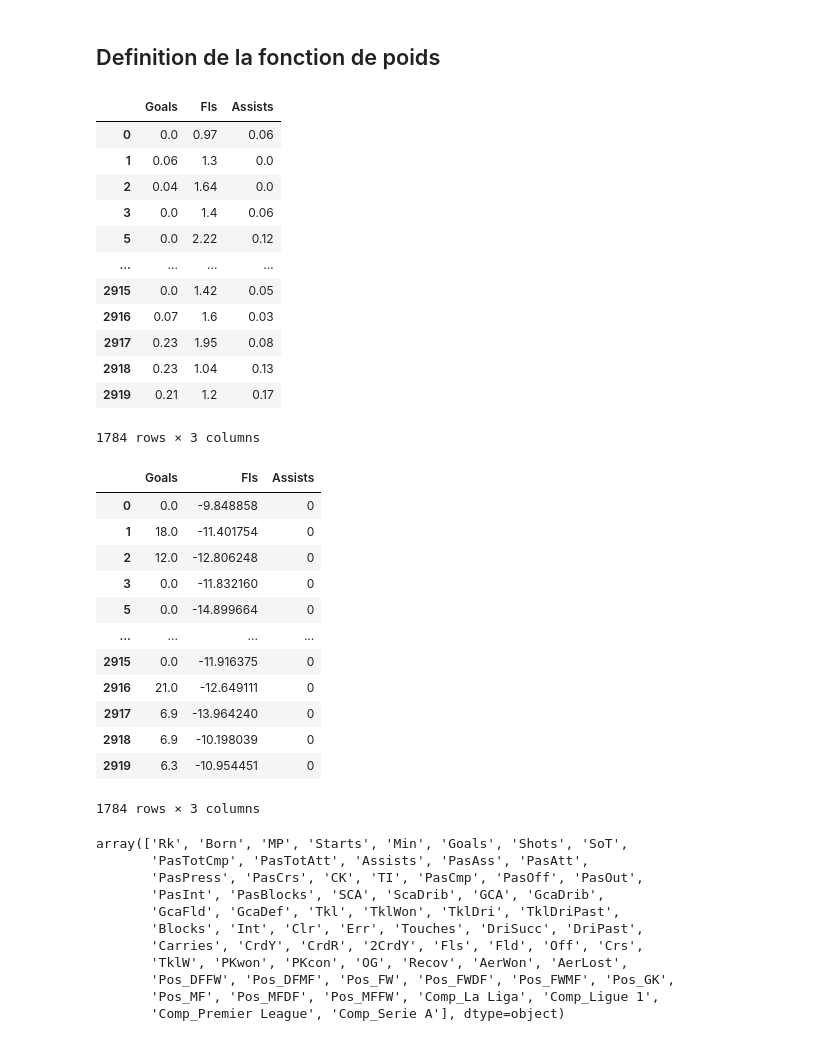
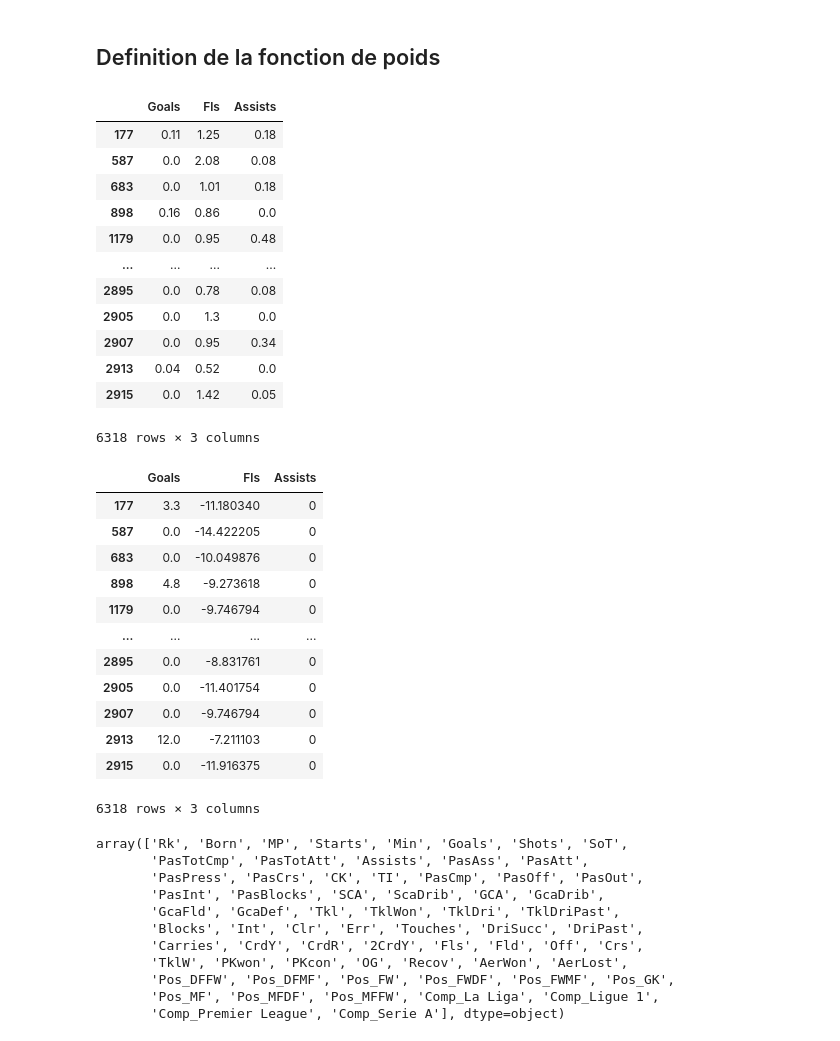
Before and after one commit to ThierryKunda/prediction-ballon-d-or, a Jupyter notebook: notebook.ipynb, the cells around one changed output. Drawn from its saved outputs; the diff is of its cells as text; code cells hidden in the pictures.

```diff
--- a/notebook.ipynb
+++ b/notebook.ipynb
@@ -505,7 +505,7 @@ plt.show()
 # %% [markdown]
 ## Encodage 1-hot avec suppression de la première catégorielle
 # %%
-dataset = pd.get_dummies(dataset, drop_first=True)
+dataset_equi = pd.get_dummies(dataset_equi, drop_first=True)
 # %%
 def get_cat_values(data: DataFrame, feature_name: str) -> list[str]:
     """Récupère les valeurs catégorielles à partir du nom de la colonne après un encodage 1-hot.\n
@@ -573,41 +573,41 @@ def genere_poids(
         return df.sort_values(by=['Total'], ascending=False)
     return df
 # %%
-dataset[['Goals', 'Fls', 'Assists']]
+dataset_equi[['Goals', 'Fls', 'Assists']]
 # %% [output]
 |  | Goals | Fls | Assists |
-| 0 | 0.0 | 0.97 | 0.06 |
-| 1 | 0.06 | 1.3 | 0.0 |
-| 2 | 0.04 | 1.64 | 0.0 |
-| 3 | 0.0 | 1.4 | 0.06 |
-| 5 | 0.0 | 2.22 | 0.12 |
+| 177 | 0.11 | 1.25 | 0.18 |
+| 587 | 0.0 | 2.08 | 0.08 |
+| 683 | 0.0 | 1.01 | 0.18 |
+| 898 | 0.16 | 0.86 | 0.0 |
+| 1179 | 0.0 | 0.95 | 0.48 |
 | ... | ... | ... | ... |
+| 2895 | 0.0 | 0.78 | 0.08 |
+| 2905 | 0.0 | 1.3 | 0.0 |
+| 2907 | 0.0 | 0.95 | 0.34 |
+| 2913 | 0.04 | 0.52 | 0.0 |
 | 2915 | 0.0 | 1.42 | 0.05 |
-| 2916 | 0.07 | 1.6 | 0.03 |
-| 2917 | 0.23 | 1.95 | 0.08 |
-| 2918 | 0.23 | 1.04 | 0.13 |
-| 2919 | 0.21 | 1.2 | 0.17 |
-1784 rows × 3 columns
+6318 rows × 3 columns
 # %%
 pm = {
     "Goals": lambda x: 3 * x,
     "Fls": lambda x: -sqrt(x),
 }
-genere_poids(dataset, pm)[['Goals', 'Fls', 'Assists']]
+genere_poids(dataset_equi, pm)[['Goals', 'Fls', 'Assists']]
 # %% [output]
 |  | Goals | Fls | Assists |
-| 0 | 0.0 | -9.848858 | 0 |
-| 1 | 18.0 | -11.401754 | 0 |
-| 2 | 12.0 | -12.806248 | 0 |
-| 3 | 0.0 | -11.832160 | 0 |
-| 5 | 0.0 | -14.899664 | 0 |
+| 177 | 3.3 | -11.180340 | 0 |
+| 587 | 0.0 | -14.422205 | 0 |
+| 683 | 0.0 | -10.049876 | 0 |
+| 898 | 4.8 | -9.273618 | 0 |
+| 1179 | 0.0 | -9.746794 | 0 |
 | ... | ... | ... | ... |
+| 2895 | 0.0 | -8.831761 | 0 |
+| 2905 | 0.0 | -11.401754 | 0 |
+| 2907 | 0.0 | -9.746794 | 0 |
+| 2913 | 12.0 | -7.211103 | 0 |
 | 2915 | 0.0 | -11.916375 | 0 |
-| 2916 | 21.0 | -12.649111 | 0 |
-| 2917 | 6.9 | -13.964240 | 0 |
-| 2918 | 6.9 | -10.198039 | 0 |
-| 2919 | 6.3 | -10.954451 | 0 |
-1784 rows × 3 columns
+6318 rows × 3 columns
 # %%
 dataset.columns.values
 # %% [output]
```
Also changed, not shown: parts of 38 cells of this notebook.
